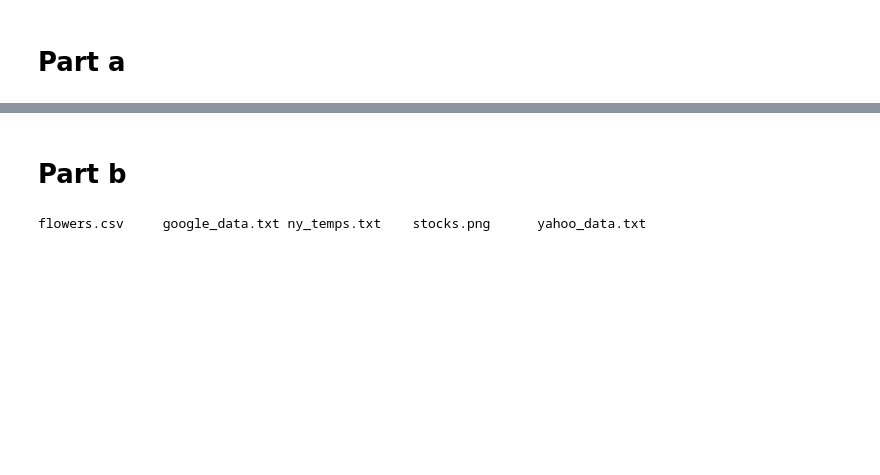
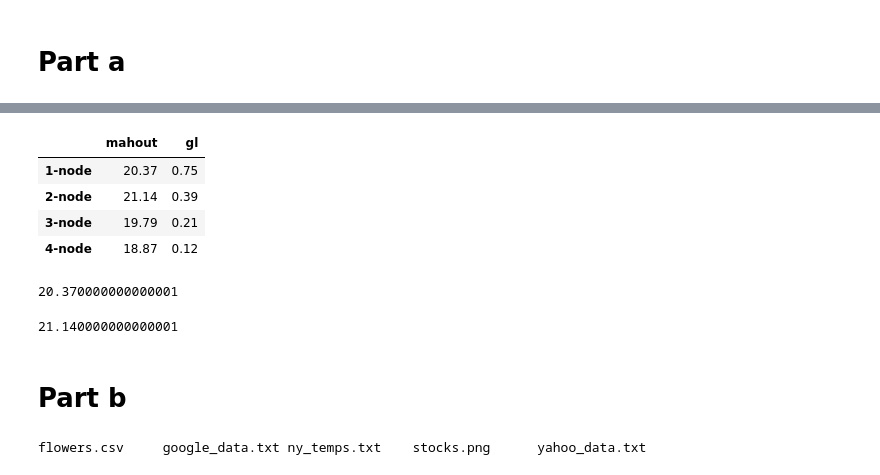
Before and after one commit to kbl4ew/AY-250-Fall2016, a Jupyter notebook: hw_2/Homwork_2.ipynb, the cells around one changed output, grey strips where cells are left out. Drawn from its saved outputs; the diff is of its cells as text; code cells hidden in the pictures; blank space fills up the shorter version.

```diff
--- a/hw_2/Homwork_2.ipynb
+++ b/hw_2/Homwork_2.ipynb
@@ -8,0 +45,9 @@
+# %%
+df = pd.DataFrame(mdf, columns=['mahout', 'gl'], index=['1-node', '2-node', '3-node', '4-node'])
+df
+# %% [output]
+|  | mahout | gl |
+| 1-node | 20.37 | 0.75 |
+| 2-node | 21.14 | 0.39 |
+| 3-node | 19.79 | 0.21 |
+| 4-node | 18.87 | 0.12 |
@@ -8,0 +56,8 @@
+# %%
+df['mahout'][0]
+# %% [output]
+20.370000000000001
+# %%
+df['mahout'][1]
+# %% [output]
+21.140000000000001
```
Also changed, not shown: parts of 12 cells of this notebook, 2 other files.
